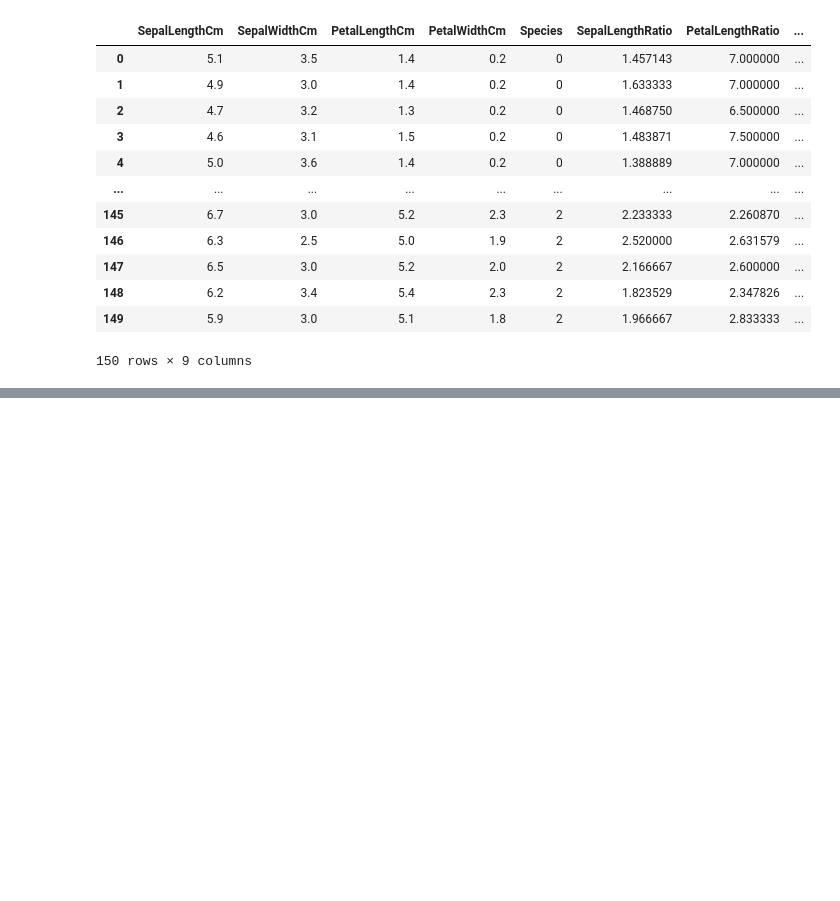
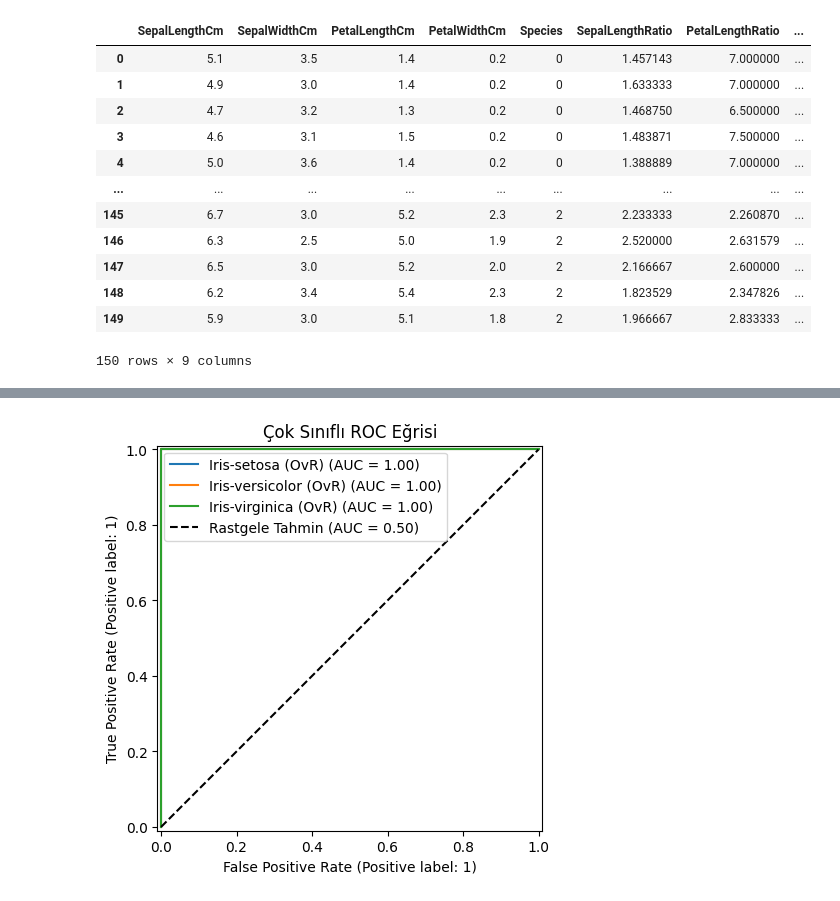
Before and after one commit to Ayberk-Aktan/Analyze_of_iris_datasets, a Jupyter notebook: ml_models.ipynb, the cells around one changed output, grey strips where cells are left out. Saved outputs shown, nothing was run; the diff lists cells and outputs as text; code cells hidden in the pictures; blank space fills up the shorter version.

Commit message:
Finished Logistic Regression fittig and analyze error metrics.

```diff
--- a/ml_models.ipynb
+++ b/ml_models.ipynb
@@ -46,37 +49,57 @@ x_test_sc = sc.transform(X_test)
 # %%
 from sklearn.linear_model import LogisticRegression
 
-parameters = [
-    # 1. Grup: Sadece l2 ve None destekleyen çözücüler
-    {
-        'solver': ['newton-cg', 'lbfgs', 'sag'],
-        'penalty': [None, 'l2'],
-        'C': [0.001, 0.01, 0.1, 1, 10, 100]
-    },
-    # 2. Grup: l1 ve l2 destekleyen liblinear çözücüsü
-    {
-        'solver': ['liblinear'],
-        'penalty': ['l1', 'l2'],
-        'C': [0.001, 0.01, 0.1, 1, 10, 100]
-    },
-    # 3. Grup: elasticnet hariç tümünü destekleyen saga çözücüsü
-    {
-        'solver': ['saga'],
-        'penalty': [None, 'l1', 'l2'],
-        'C': [0.001, 0.01, 0.1, 1, 10, 100]
-    },
-    # 4. Grup: elasticnet için zorunlu l1_ratio içeren saga çözücüsü
-    {
-        'solver': ['saga'],
-        'penalty': ['elasticnet'],
-        'l1_ratio': [0.2, 0.5, 0.8],
-        'C': [0.001, 0.01, 0.1, 1, 10, 100]
-    }
-]
-
 logr = LogisticRegression()
 
-grid_logr = GridSearchCV(estimator=logr,param_grid=parameters,cv=5,n_jobs=-1,verbose=0)
+logr.fit(x_train_sc,Y_train)
 
-grid_logr.fit(x_train_sc,Y_train)
+logr_predict = logr.predict(x_test_sc)
+logr_pred_prob = logr.predict_proba(x_test_sc)
+
+logr_score = logr.score(x_test_sc,Y_test)
+logr_train_score = logr.score(x_train_sc,Y_train)
+
+logr_cv_score = cross_val_score(logr,x_train_sc,Y_train,cv=5)
+
+logr_log_loss = log_loss(Y_test,logr_pred_prob)
+
+logr_roc_auc = roc_auc_score(Y_test, logr_pred_prob, multi_class='ovr')
+
+print(f"Model Test Skoru: {logr_score}")
+print(f"Model Eğitim Skoru: {logr_train_score:.5f}")
+print(f"Model Log Loss Oranı: {logr_log_loss:.5f}")
+print(f"""
+Çapraz Doğrulama Raporu:
+Her Katmanın Doğruluk Oranı: {logr_cv_score}
+Ortalama Skor: {logr_cv_score.mean():.5f}
+Skorların Standart Sapması: {logr_cv_score.std():.5f}
+""")
+print(f"ROC-AUC Skoru: {logr_roc_auc:.2f}\n")
+
+print("Logistic Regression Sınıflandırma Raporu\n",classification_report(Y_test,logr_predict))
+
+lb = LabelBinarizer().fit(Y_train)
+y_test_bin = lb.transform(Y_test)
+
+(fig,ax) = plt.subplots(figsize=(7,5))
+
+for i,classname in enumerate(lb.classes_):
+    RocCurveDisplay.from_predictions(
+        y_test_bin[:,i],
+        logr_pred_prob[:,i],
+        name=f"{classname} (OvR)",
+        ax=ax
+    )
+
+plt.plot([0, 1], [0, 1], "k--", label="Rastgele Tahmin (AUC = 0.50)")
+plt.title("Çok Sınıflı ROC Eğrisi")
+plt.legend()
+plt.show()
+
+cm = confusion_matrix(Y_test, logr_predict)
+
+disp = ConfusionMatrixDisplay(confusion_matrix=cm, display_labels=logr.classes_)
+disp.plot(cmap="Blues")
+plt.title("Karmaşıklık Matrisi (Confusion Matrix)")
+plt.show()
 # %% [output]
@@ -93,0 +123 @@ GridSearchCV(cv=5, estimator=LogisticRegression(), n_jobs=-1,
+[figure, added]
```
Also changed, not shown: parts of 4 cells of this notebook.
